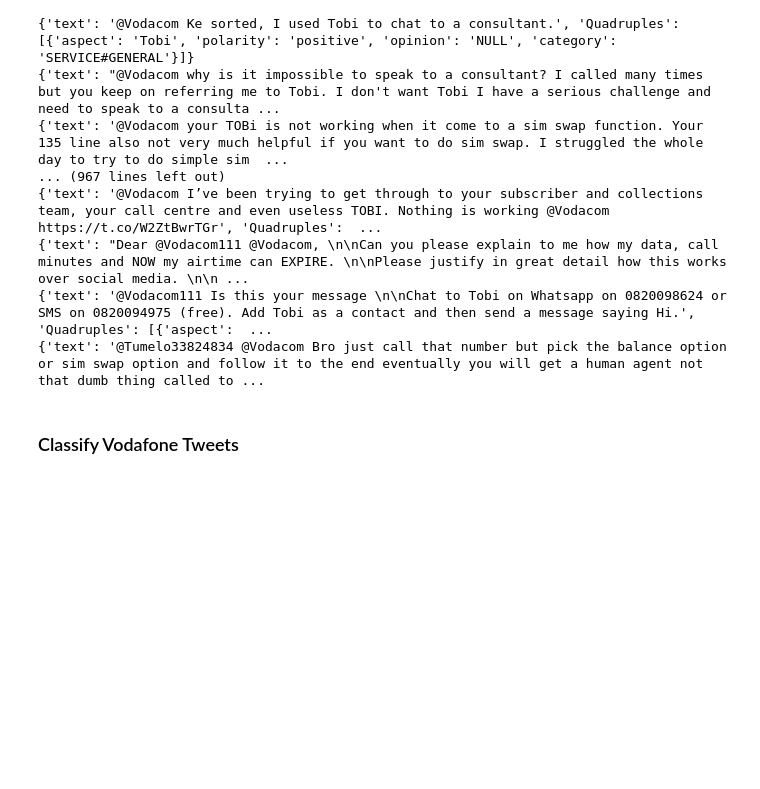
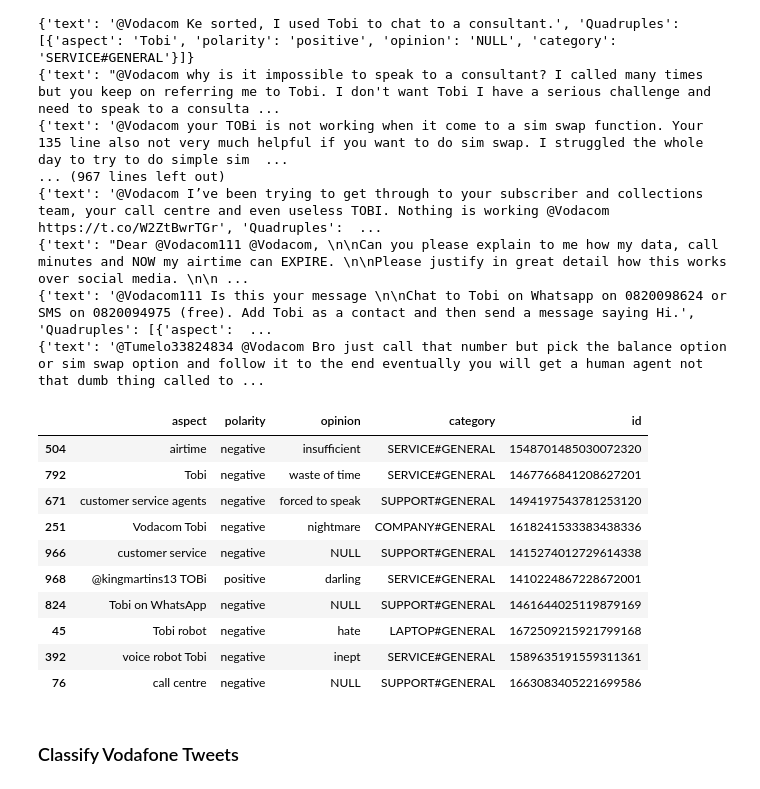
Before and after one commit to JohnnyFoulds/dsm050-2023-apr, a Jupyter notebook: notebooks/02_twitter/02-04_sentiment_analysis.ipynb, the cells around one changed output. Drawn from its saved outputs; the diff is of its cells as text; code cells hidden in the pictures; blank space fills up the shorter version.

```diff
--- a/notebooks/02_twitter/02-04_sentiment_analysis.ipynb
+++ b/notebooks/02_twitter/02-04_sentiment_analysis.ipynb
@@ -178,6 +178,20 @@ df_vodacom_quadruples.to_parquet('../../data/interim/02-04_vodacom_quadruples.pa
 {'text': "Dear @Vodacom111 @Vodacom, \n\nCan you please explain to me how my data, call minutes and NOW my airtime can EXPIRE. \n\nPlease justify in great detail how this works over social media. \n\n ...
 {'text': '@Vodacom111 Is this your message \n\nChat to Tobi on Whatsapp on 0820098624 or SMS on 0820094975 (free). Add Tobi as a contact and then send a message saying Hi.', 'Quadruples': [{'aspect':  ...
 {'text': '@Tumelo33824834 @Vodacom Bro just call that number but pick the balance option or sim swap option and follow it to the end eventually you will get a human agent not that dumb thing called to ...
+# %%
+df_vodacom_quadruples.sample(10)
+# %% [output]
+|  | aspect | polarity | opinion | category | id |
+| 504 | airtime | negative | insufficient | SERVICE#GENERAL | 1548701485030072320 |
+| 792 | Tobi | negative | waste of time | SERVICE#GENERAL | 1467766841208627201 |
+| 671 | customer service agents | negative | forced to speak | SUPPORT#GENERAL | 1494197543781253120 |
+| 251 | Vodacom Tobi | negative | nightmare | COMPANY#GENERAL | 1618241533383438336 |
+| 966 | customer service | negative | NULL | SUPPORT#GENERAL | 1415274012729614338 |
+| 968 | @kingmartins13 TOBi | positive | darling | SERVICE#GENERAL | 1410224867228672001 |
+| 824 | Tobi on WhatsApp | negative | NULL | SUPPORT#GENERAL | 1461644025119879169 |
+| 45 | Tobi robot | negative | hate | LAPTOP#GENERAL | 1672509215921799168 |
+| 392 | voice robot Tobi | negative | inept | SERVICE#GENERAL | 1589635191559311361 |
+| 76 | call centre | negative | NULL | SUPPORT#GENERAL | 1663083405221699586 |
 # %% [markdown]
 ### Classify Vodafone Tweets
 # %%
```
Also changed, not shown: parts of 1 cell of this notebook, 5 other files.
